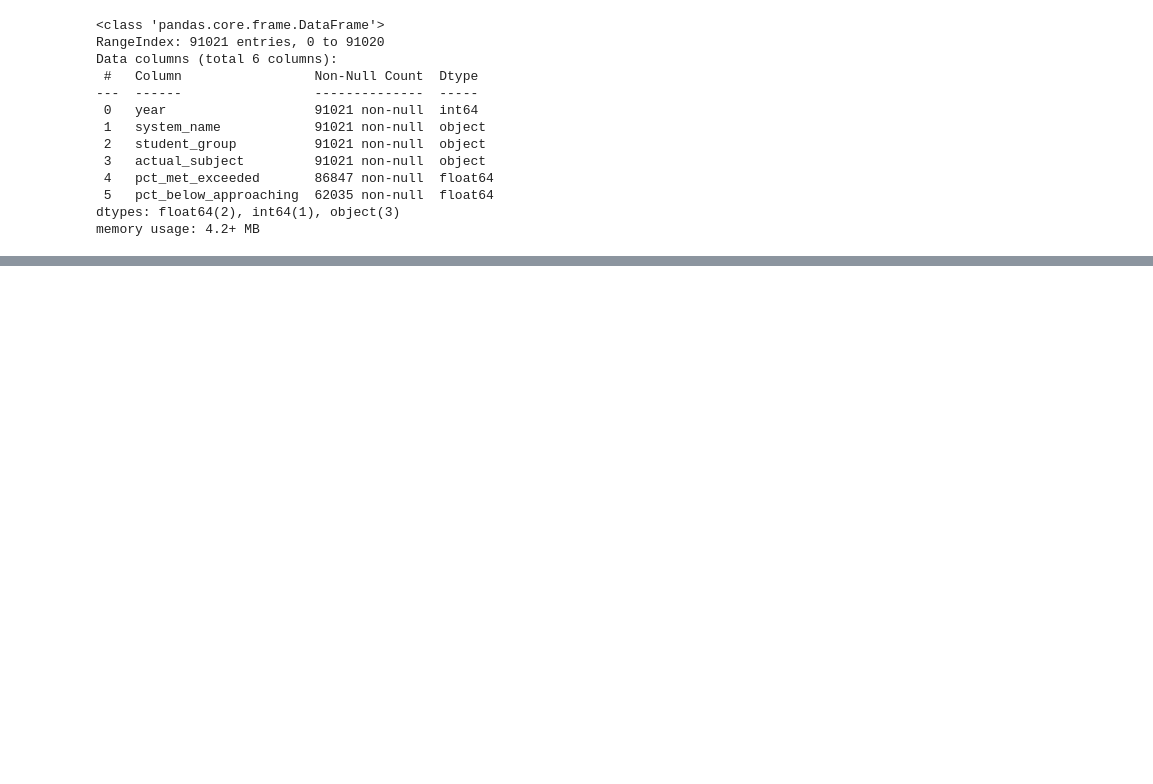
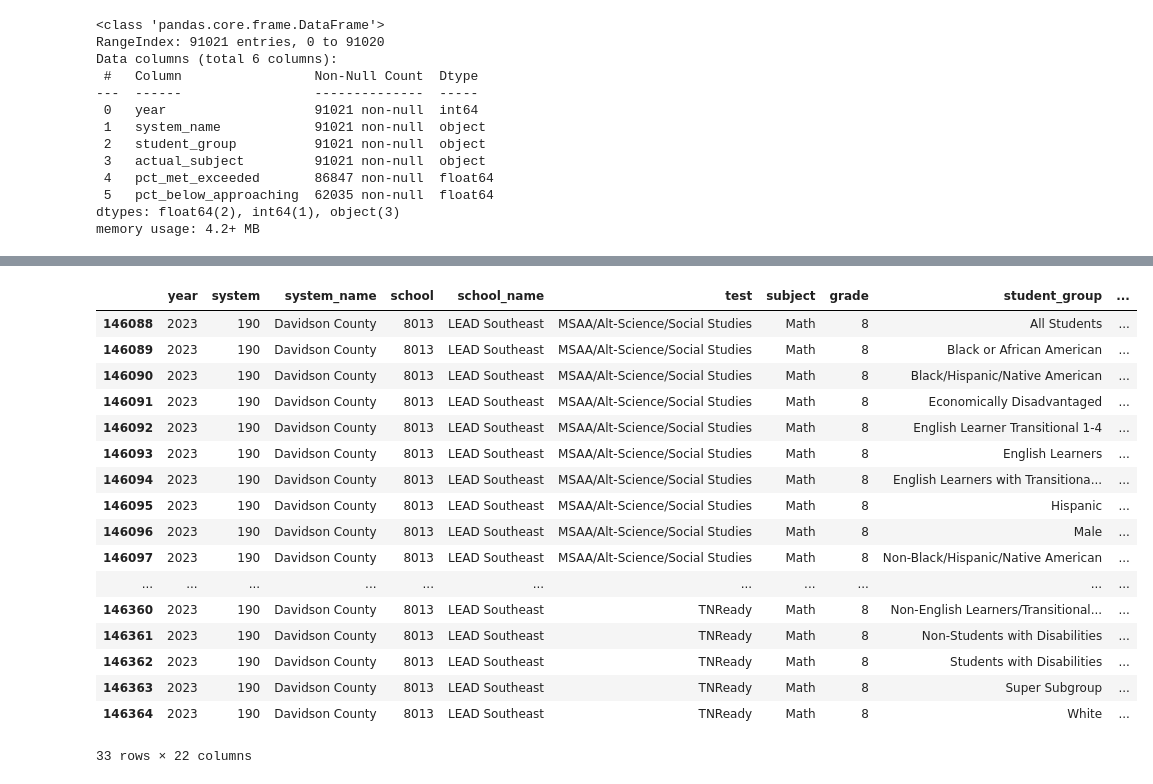
Before and after one commit to jmcapps/education_capstone, a Jupyter notebook: notebooks/test.ipynb, the cells around one changed output, grey strips where cells are left out. Drawn from its saved outputs; the diff is of its cells as text; code cells hidden in the pictures; blank space fills up the shorter version.

```diff
--- a/notebooks/test.ipynb
+++ b/notebooks/test.ipynb
@@ -1819,0 +1856,2 @@ exp_a.to_excel('exp_a.xlsx', index=False)
+# %%
+school_scores = pd.read_csv('../data/school_assessment_file_suppressed_2023.csv', encoding='latin-1')
@@ -1819,0 +2003,2 @@ exp_a.to_excel('exp_a.xlsx', index=False)
+# %%
+LSE = school_scores[school_scores['school_name'] == 'LEAD Southeast']
@@ -1819,0 +2021,2 @@ exp_a.to_excel('exp_a.xlsx', index=False)
+# %%
+LSE_8 = LSE[LSE['grade'] == '8']
@@ -1819,0 +2039,23 @@ exp_a.to_excel('exp_a.xlsx', index=False)
+# %%
+LSE_8_Math = LSE_8[LSE_8['subject'] == 'Math']
+# %%
+LSE_8_Math
+# %% [output]
+|  | year | system | system_name | school | school_name | test | subject | grade | student_group | ... |
+| 146088 | 2023 | 190 | Davidson County | 8013 | LEAD Southeast | MSAA/Alt-Science/Social Studies | Math | 8 | All Students | ... |
+| 146089 | 2023 | 190 | Davidson County | 8013 | LEAD Southeast | MSAA/Alt-Science/Social Studies | Math | 8 | Black or African American | ... |
+| 146090 | 2023 | 190 | Davidson County | 8013 | LEAD Southeast | MSAA/Alt-Science/Social Studies | Math | 8 | Black/Hispanic/Native American | ... |
+| 146091 | 2023 | 190 | Davidson County | 8013 | LEAD Southeast | MSAA/Alt-Science/Social Studies | Math | 8 | Economically Disadvantaged | ... |
+| 146092 | 2023 | 190 | Davidson County | 8013 | LEAD Southeast | MSAA/Alt-Science/Social Studies | Math | 8 | English Learner Transitional 1-4 | ... |
+| 146093 | 2023 | 190 | Davidson County | 8013 | LEAD Southeast | MSAA/Alt-Science/Social Studies | Math | 8 | English Learners | ... |
+| 146094 | 2023 | 190 | Davidson County | 8013 | LEAD Southeast | MSAA/Alt-Science/Social Studies | Math | 8 | English Learners with Transitiona... | ... |
+| 146095 | 2023 | 190 | Davidson County | 8013 | LEAD Southeast | MSAA/Alt-Science/Social Studies | Math | 8 | Hispanic | ... |
+| 146096 | 2023 | 190 | Davidson County | 8013 | LEAD Southeast | MSAA/Alt-Science/Social Studies | Math | 8 | Male | ... |
+| 146097 | 2023 | 190 | Davidson County | 8013 | LEAD Southeast | MSAA/Alt-Science/Social Studies | Math | 8 | Non-Black/Hispanic/Native American | ... |
+| ... | ... | ... | ... | ... | ... | ... | ... | ... | ... | ... |
+| 146360 | 2023 | 190 | Davidson County | 8013 | LEAD Southeast | TNReady | Math | 8 | Non-English Learners/Transitional... | ... |
+| 146361 | 2023 | 190 | Davidson County | 8013 | LEAD Southeast | TNReady | Math | 8 | Non-Students with Disabilities | ... |
+| 146362 | 2023 | 190 | Davidson County | 8013 | LEAD Southeast | TNReady | Math | 8 | Students with Disabilities | ... |
+| 146363 | 2023 | 190 | Davidson County | 8013 | LEAD Southeast | TNReady | Math | 8 | Super Subgroup | ... |
+| 146364 | 2023 | 190 | Davidson County | 8013 | LEAD Southeast | TNReady | Math | 8 | White | ... |
+33 rows × 22 columns
```
Also changed, not shown: parts of 83 cells of this notebook, 7 other files.
